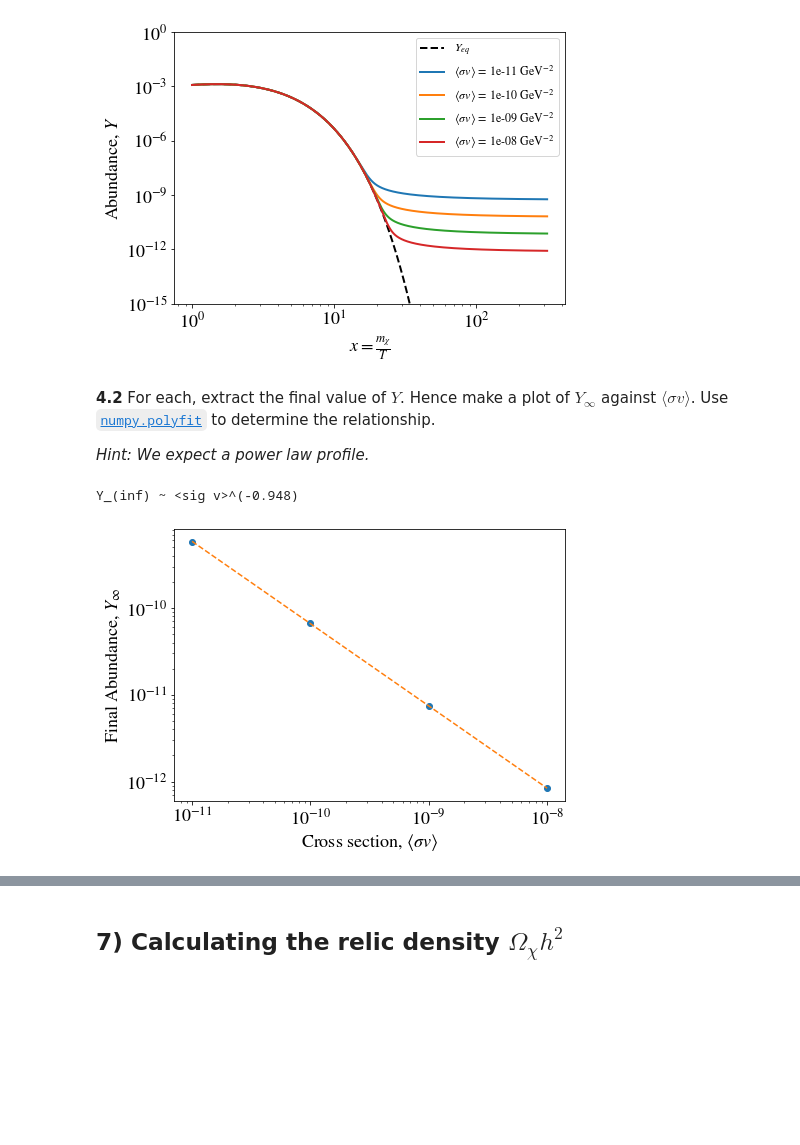
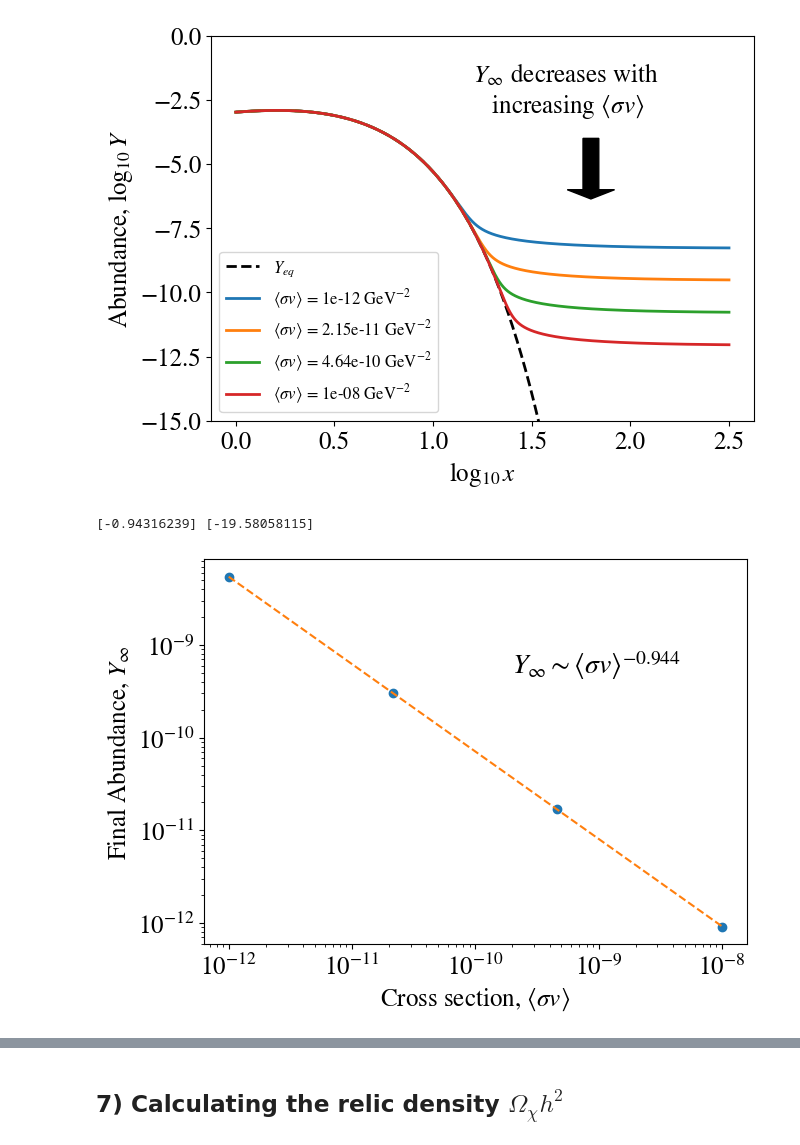
Before and after one commit to Dark-Matter-Textbook/Notebook-Exercises, a Jupyter notebook: Problems/wimp_relic_density/wimp-relic-solutions.ipynb, the cells around one changed output, grey strips where cells are left out. Cells and saved outputs as stored; diff of their text form; code cells hidden in the pictures; blank space fills up the shorter version.

Commit message:
Updated wimp relic solutions
Some bugs in array indexing for contour plot, and moved full solution for g(T) to the top for best numerical values throughout

```diff
--- a/Problems/wimp_relic_density/wimp-relic-solutions.ipynb
+++ b/Problems/wimp_relic_density/wimp-relic-solutions.ipynb
@@ -24,15 +121,14 @@ def n_eq(x,m,g):
     return const*g*m**3*x**(-3/2)*np.exp(-x)
 
 def s(x, m):
-    return 2*np.pi**2/45*gs*x**(-3)*m**3
+    return 2*np.pi**2/45*gs(x, m)*x**(-3)*m**3
 
 def Y_eq(x, m, g):
     return n_eq(x,m,g)/s(x, m)
 
-
 m = 100 # GeV
 g_chi = 2
-gs = 90
+g_s = 80
 
 x = np.logspace(0, 3)
 y_eq = Y_eq(x, m, g_chi)
@@ -180,60 +283,54 @@ plt.legend();
 # %%
 # Constants
 m = 100 # GeV
+g_chi = 2
+g_s = 80
 
-# Define cross sections
-cross_sections = [1e-11, 1e-10, 1e-9, 1e-8]
+cross_sections = np.logspace(-12, -8, 4)
 
-# Empty array to store Y_inf
-Y_inf = np.empty(len(cross_sections))
+# Empty list to store Y_inf
+Y_inf = []
 
-log_x = np.linspace(0, 2.5, int(1e4))
+log_x = np.linspace(0, 2.5, int(1e6))
 x = 10**log_x
 
 # Calculate and plot Y_eq
 y_eq = Y_eq(x, m, g_chi)
-
 plt.figure(figsize = (7,5))
-plt.loglog(x, y_eq,'k--', label = "$Y_{eq}$", lw = 2)
+plt.plot(log_x, np.log10(y_eq),'k--', label = "$Y_{eq}$", lw = 2)
 Y0 = np.log10(y_eq[0])
 
-for i, sigv in enumerate(cross_sections):
+for sigv in cross_sections:
     psoln = odeint(deriv, Y0, log_x, args = (m, sigv, g_chi))
-    Y_i = 10**psoln
-    plt.loglog(x, Y_i, lw = 2,
-               label = r"$\langle \sigma v \rangle$ = {:.3}".format(sigv) + " GeV$^{-2}$")
-    # Store last value of the abundance
-    Y_inf[i] = Y_i[-1][0]
+    plt.plot(log_x, psoln, lw = 2, label = r"$\langle \sigma v \rangle$ = {:.3}".format(sigv) + " GeV$^{-2}$")
+    Y_inf.append(psoln[-1])
 
-plt.ylim(1e-15, 1);
-plt.xlabel(r"$x =\frac{m_{\chi}}{T}$")
-plt.ylabel("Abundance, $Y$")
-plt.legend(loc = 1, prop={'size': 12})
+plt.ylim(-15, 0);
+plt.xlabel("$\log_{10}x$")
+plt.ylabel("Abundance, $\log_{10}Y$")
+plt.legend(loc = 3, prop={'size': 12})
+
+# Add arrow + annotation
+plt.annotate("$Y_{\infty}$ decreases with \n" + r"   increasing $\langle \sigma v \rangle$", (1.2, -3))
+plt.arrow(1.8, -4, 0, -2, width = 0.08,  facecolor = 'k')
 
 plt.show()
+
+
+# Calculate power law and plot
+Y_inf = np.asarray(Y_inf)
+plt.figure(figsize = (7,5))
+plt.loglog(cross_sections, 10**Y_inf, 'o')
+m, c = np.polyfit(np.log10(cross_sections), Y_inf, deg = 1)
+plt.loglog(cross_sections, 10**(m*np.log10(cross_sections)+c), '--')
+print(m, c)
+plt.annotate(r"$Y_{\infty} \sim \langle \sigma v \rangle^{-0.944}$", (2e-10, 5e-10), size = 20)
+plt.xlabel(r"Cross section, $\langle \sigma v \rangle$");
+plt.ylabel("Final Abundance, $Y_{\infty}$");
 # %% [output]
-[figure, old version]
+[figure, new version]
+[-0.94316239] [-19.58058115]
+[figure, added]
-# %% [markdown]
-**4.2** For each, extract the final value of $Y$. Hence make a plot of $Y_{\infty}$ against $\langle \sigma v \rangle$. Use <a href = "https://numpy.org/doc/1.18/reference/generated/numpy.polyfit.html">`numpy.polyfit`</a> to determine the relationship.
-
-*Hint: We expect a power law profile.*
-# %%
-m, c = np.polyfit(np.log10(cross_sections), np.log10(Y_inf), deg = 1)
-
-# Calculate power law and plot
-plt.figure(figsize = (7,5))
-# Plot data points
-plt.loglog(cross_sections, Y_inf, 'o')
-# Plot fitted lined
-plt.loglog(cross_sections, 10**(m*np.log10(cross_sections)+c), '--')
-plt.xlabel(r"Cross section, $\langle \sigma v \rangle$");
-plt.ylabel("Final Abundance, $Y_{\infty}$");
-
-# Print result
-print("Y_(inf) ~ <sig v>^({:.3})".format(m))
-# %% [output]
-Y_(inf) ~ <sig v>^(-0.948)
-[figure, removed]
 # %% [markdown]
 ## 5) $Y_{\infty}$ as a function of $m_{\chi}$
 
```
Also changed, not shown: parts of 22 cells of this notebook, 3 other files.
